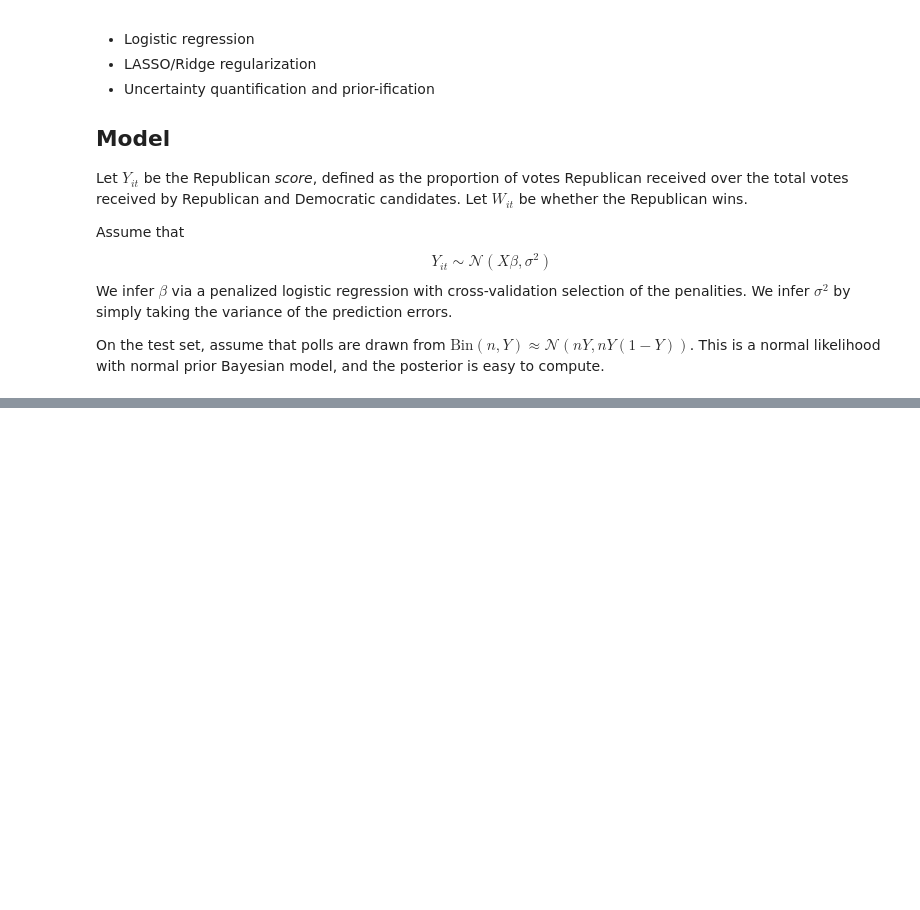
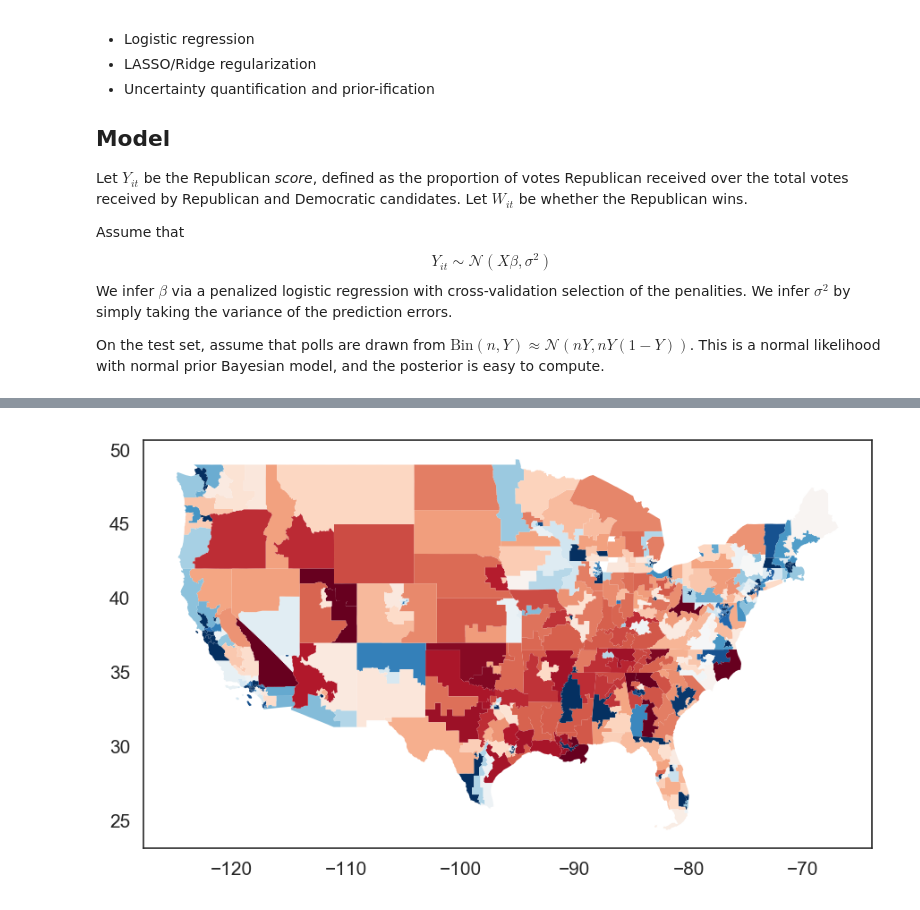
Before and after one commit to jiafengkevinchen/stat195-project, a Jupyter notebook: model.ipynb, the cells around one changed output, grey strips where cells are left out. Cells and saved outputs as stored; diff of their text form; code cells hidden in the pictures; blank space fills up the shorter version.

```diff
--- a/model.ipynb
+++ b/model.ipynb
@@ -66,0 +212,18 @@ array([0.00310382])
+# %%
+uncon['mu'] = uncon['rep_uncontested'].astype(float)
+# %%
+uncon['sigma'] = 0
+uncon['edge'] = (uncon['mu'] - .5) * 40
+# %%
+preds = pd.concat([test_info, uncon.drop('rep_uncontested', axis=1)], sort=False)
+# %%
+final_map = maps.merge(preds, how='right', on=['state_fips', 'district'])
+# %%
+f, ax = plt.subplots(1, figsize=(7, 7))
+final_map.query('state not in ["Alaska", "Hawaii"]')[['geometry', 'mu']]\
+.plot('mu', cmap='RdBu_r', vmin=0.3, vmax=.7,
+      linewidth=0, figsize=(5,5), ax=ax)
+
+ax.set_aspect(aspect=1.3)
+# %% [output]
+[figure, added]
```
Also changed, not shown: parts of 55 cells of this notebook, 12 other files.
